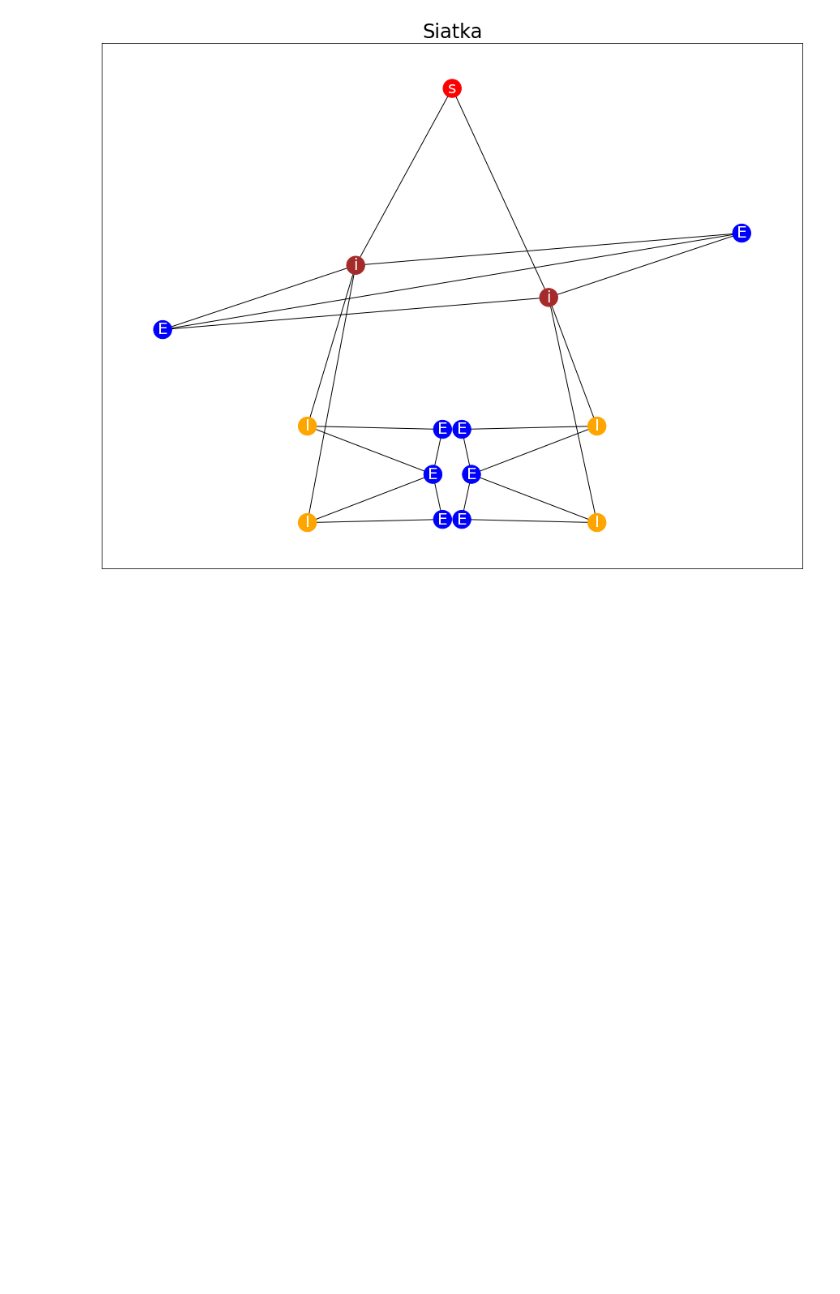
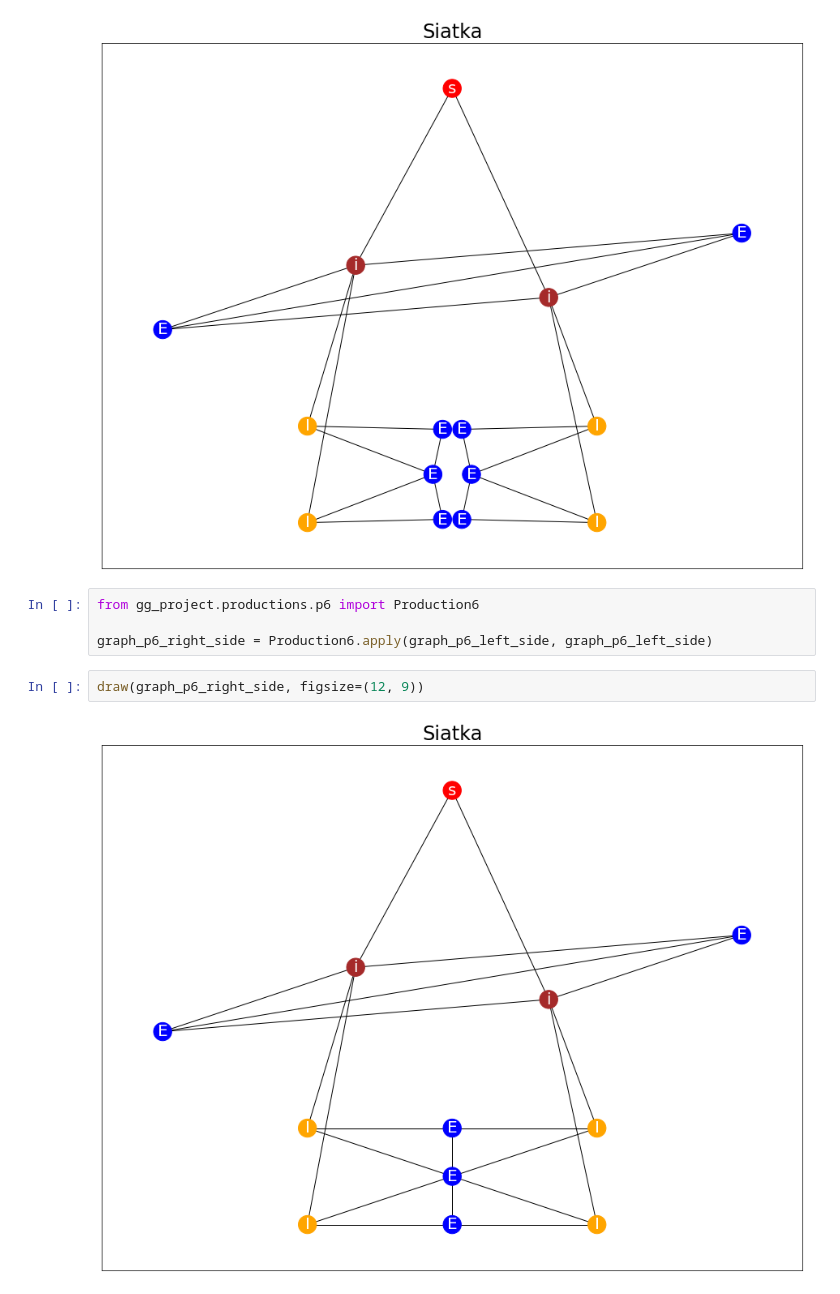
Before and after one commit to miro662/gg_project, a Jupyter notebook: examples/drawing.ipynb, the cells around one changed output. Saved outputs shown, nothing was run; the diff lists cells and outputs as text; blank space fills up the shorter version.

Commit message:
add apply for p6

```diff
--- a/examples/drawing.ipynb
+++ b/examples/drawing.ipynb
@@ -145,3 +145,11 @@ graph_p6_left_side.add_edges_from(
 draw(graph_p6_left_side, figsize=(12, 9))
 # %% [output]
 [figure]
+# %%
+from gg_project.productions.p6 import Production6
+
+graph_p6_right_side = Production6.apply(graph_p6_left_side, graph_p6_left_side)
+# %%
+draw(graph_p6_right_side, figsize=(12, 9))
+# %% [output]
+[figure, added]
```
Also changed, not shown: 1 other file.
